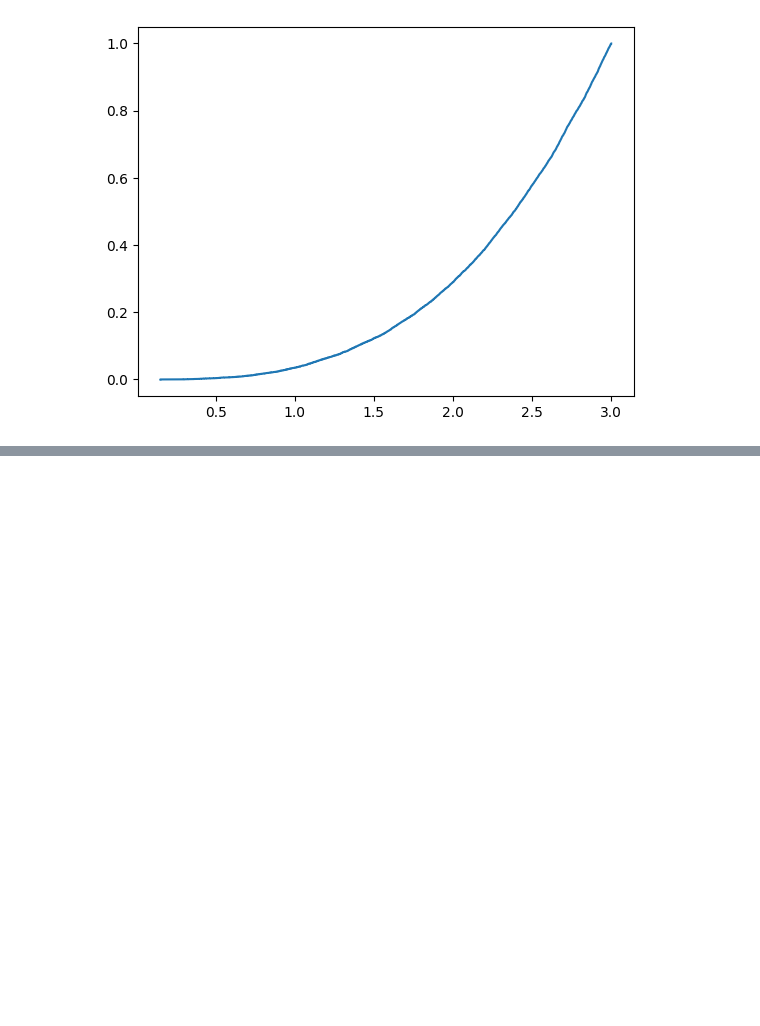
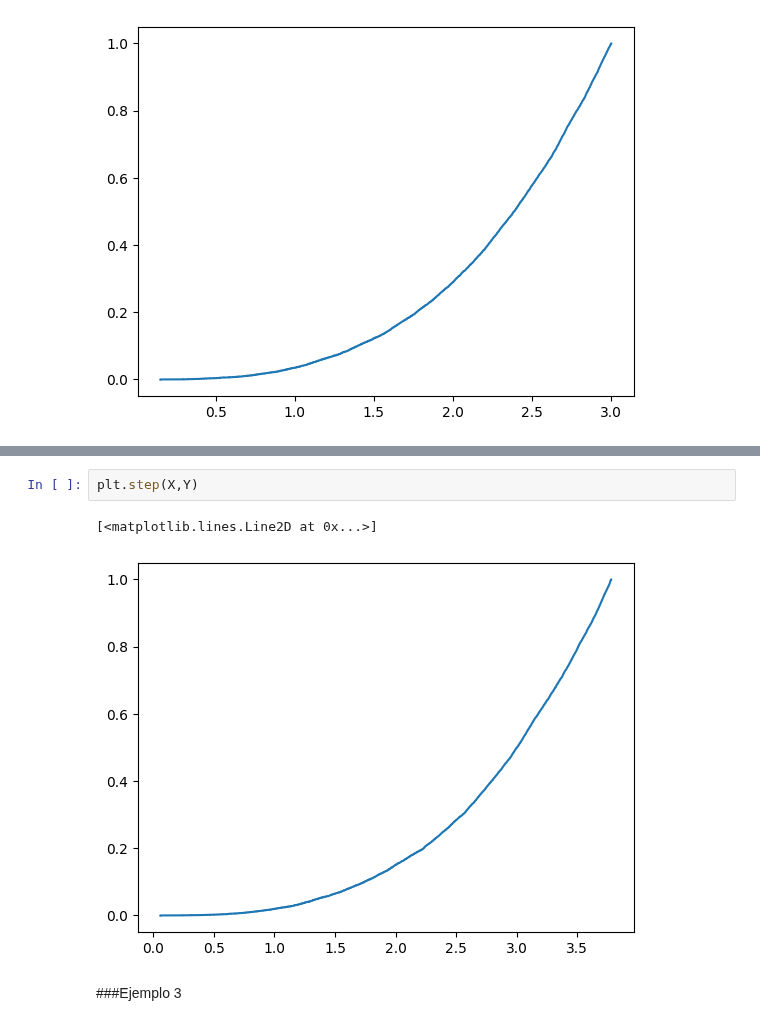
Before and after one commit to MartaPCastillo/Simulaci-n-I-, a Jupyter notebook: Ejemplos(22_05_24).ipynb, the cells around one changed output, grey strips where cells are left out. Drawn from its saved outputs; the diff is of its cells as text; blank space fills up the shorter version.

```diff
--- a/Ejemplos(22_05_24).ipynb
+++ b/Ejemplos(22_05_24).ipynb
@@ -78,0 +150,7 @@ plt.step(X,Y)
+# %%
+plt.step(X,Y)
+# %% [output]
+[<matplotlib.lines.Line2D at 0x...>]
+[figure, added]
+# %% [markdown]
+###Ejemplo 3
```
Also changed, not shown: parts of 22 cells of this notebook.
